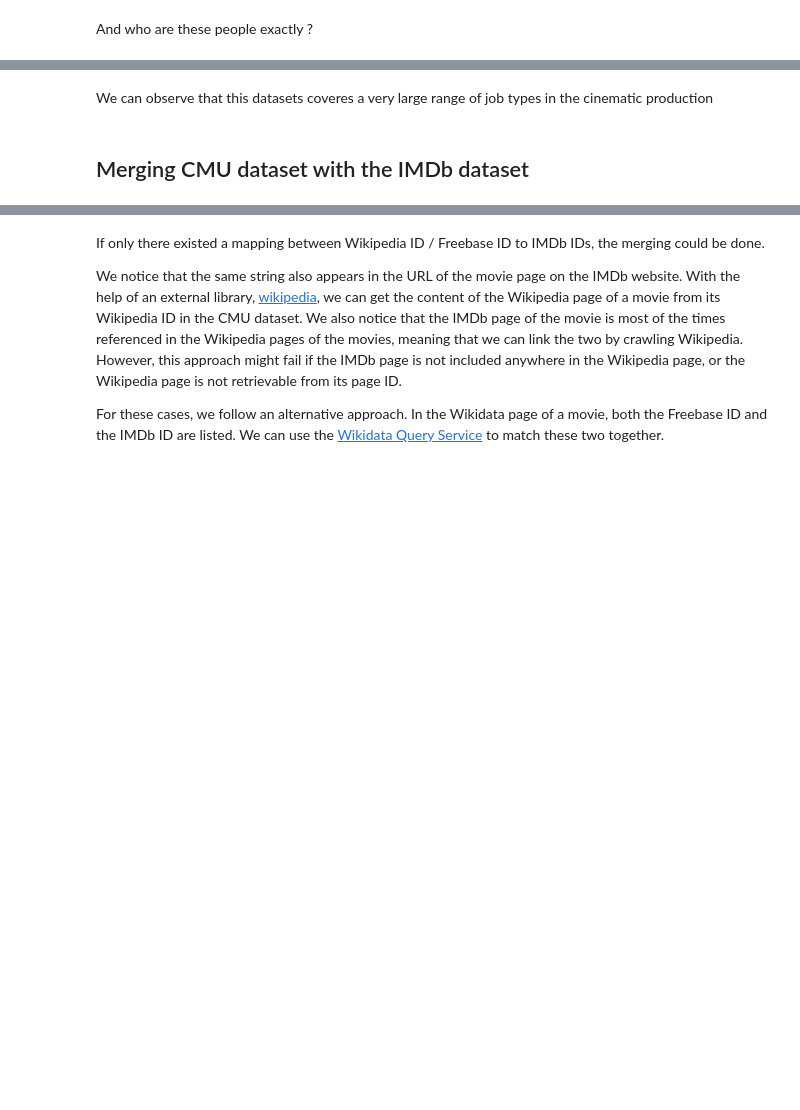
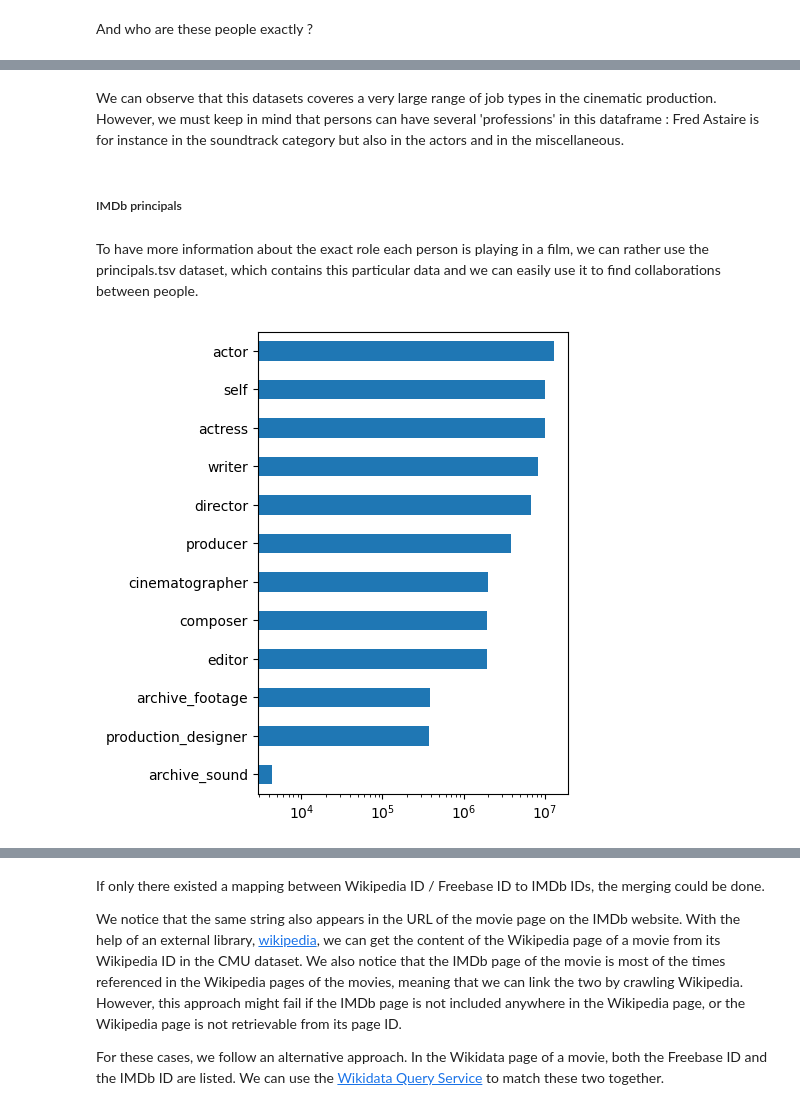
Before and after one commit to epfl-ada/ada-2023-project-crunchychicken, a Jupyter notebook: final_first_draft.ipynb, the cells around one changed output, grey strips where cells are left out. Cells and saved outputs as stored; diff of their text form; code cells hidden in the pictures; blank space fills up the shorter version.

```diff
--- a/final_first_draft.ipynb
+++ b/final_first_draft.ipynb
@@ -924,6 +950,6 @@ We thus decide to use the IMDb datasets as our main source of enrichment, as the
 # %%
 # use read_dataframe, u may need to modify it
 imdb_people = pd.read_csv('data/IMDb/name.basics.tsv', sep='\t', na_values=['\\N'])
-#imdb_info = pd.read_csv('data/IMDb/title.basics.tsv', sep='\t', na_values=['\\N'])
-#imdb_principals = pd.read_csv('data/IMDb/title.principals.tsv', sep='\t', na_values=['\\N'])
-#imdb_ratings = pd.read_csv('data/IMDb/title.ratings.tsv', sep='\t', na_values=['\\N'])
+imdb_info = pd.read_csv('data/IMDb/title.basics.tsv', sep='\t', na_values=['\\N'])
+imdb_principals = pd.read_csv('data/IMDb/title.principals.tsv', sep='\t', na_values=['\\N'])
+imdb_ratings = pd.read_csv('data/IMDb/title.ratings.tsv', sep='\t', na_values=['\\N'])
@@ -1007,4 +1058,18 @@ ax.set(
 # %% [markdown]
-We can observe that this datasets coveres a very large range of job types in the cinematic production
+We can observe that this datasets coveres a very large range of job types in the cinematic production. However, we must keep in mind that persons can have several 'professions' in this dataframe : Fred Astaire is for instance in the soundtrack category but also in the actors and in the miscellaneous.
-# %% [markdown]
-## Merging CMU dataset with the IMDb dataset
+# %% [markdown]
+##### IMDb principals
+# %% [markdown]
+To have more information about the exact role each person is playing in a film, we can rather use the principals.tsv dataset, which contains this particular data and we can easily use it to find collaborations between people.
+# %%
+fig, ax = plt.subplots(nrows=1, ncols=1, figsize=(4, 6))
+
+imdb_principals.category.value_counts(ascending=True).plot.barh(
+    ax=ax,
+)
+
+ax.set(
+    xscale='log'
+);
+# %% [output]
+[figure, added]
```
Also changed, not shown: parts of 77 cells of this notebook.
